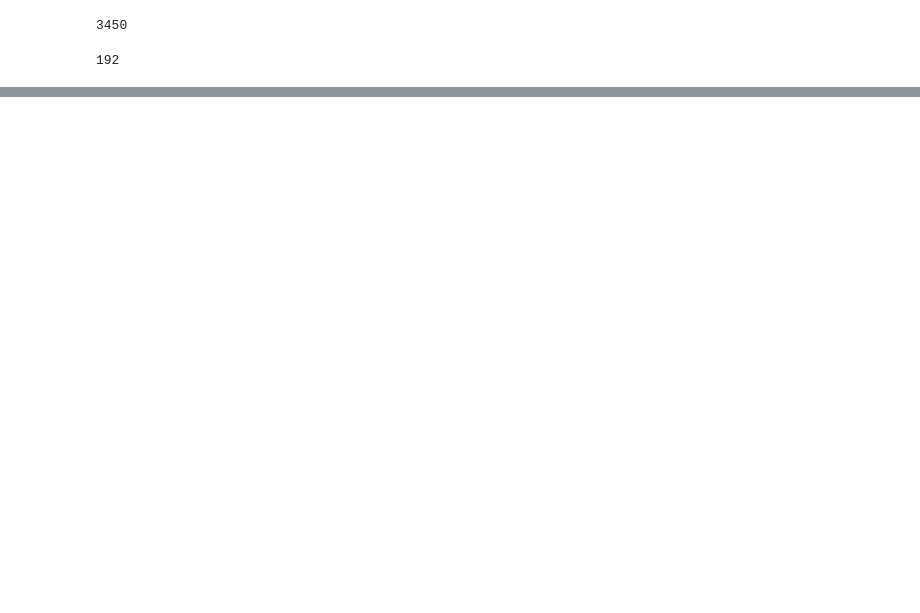
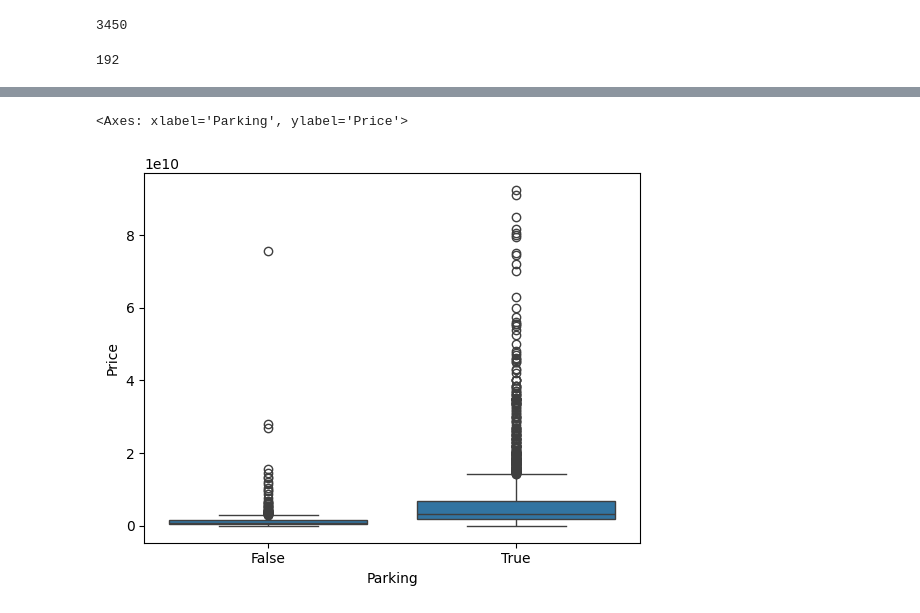
Before and after one commit to ramtinmt/tehran-house-price-prediction, a Jupyter notebook: model.ipynb, the cells around one changed output, grey strips where cells are left out. Saved outputs shown, nothing was run; the diff lists cells and outputs as text; code cells hidden in the pictures; blank space fills up the shorter version.

```diff
--- a/model.ipynb
+++ b/model.ipynb
@@ -89,0 +138,2 @@ df['Address'].nunique()
+# %%
+df = df.drop([3132, 3394])
@@ -89,0 +218,6 @@ df['Address'].nunique()
+# %%
+import seaborn as sns
+sns.boxplot(data=df, x='Parking', y='Price')
+# %% [output]
+<Axes: xlabel='Parking', ylabel='Price'>
+[figure, added]
```
Also changed, not shown: parts of 51 cells of this notebook.
